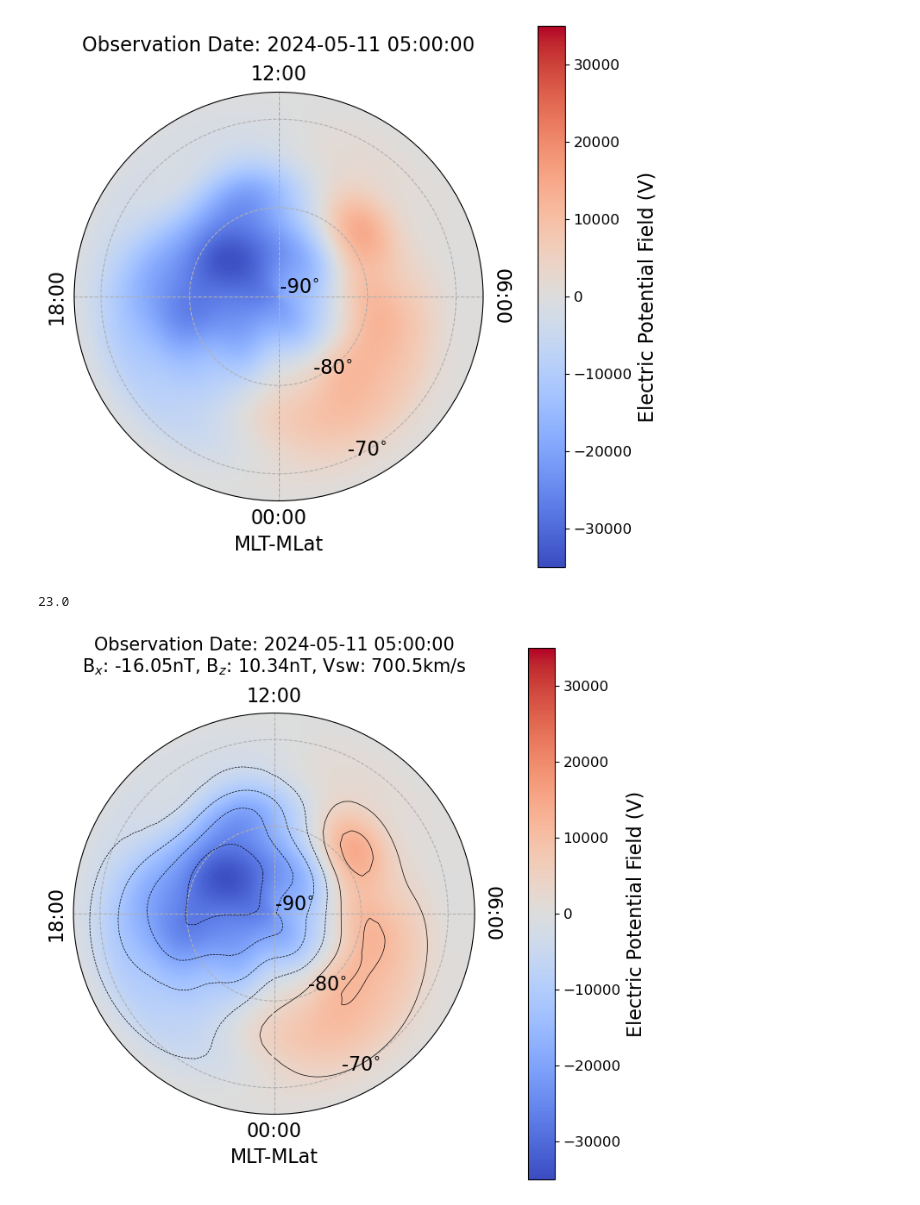
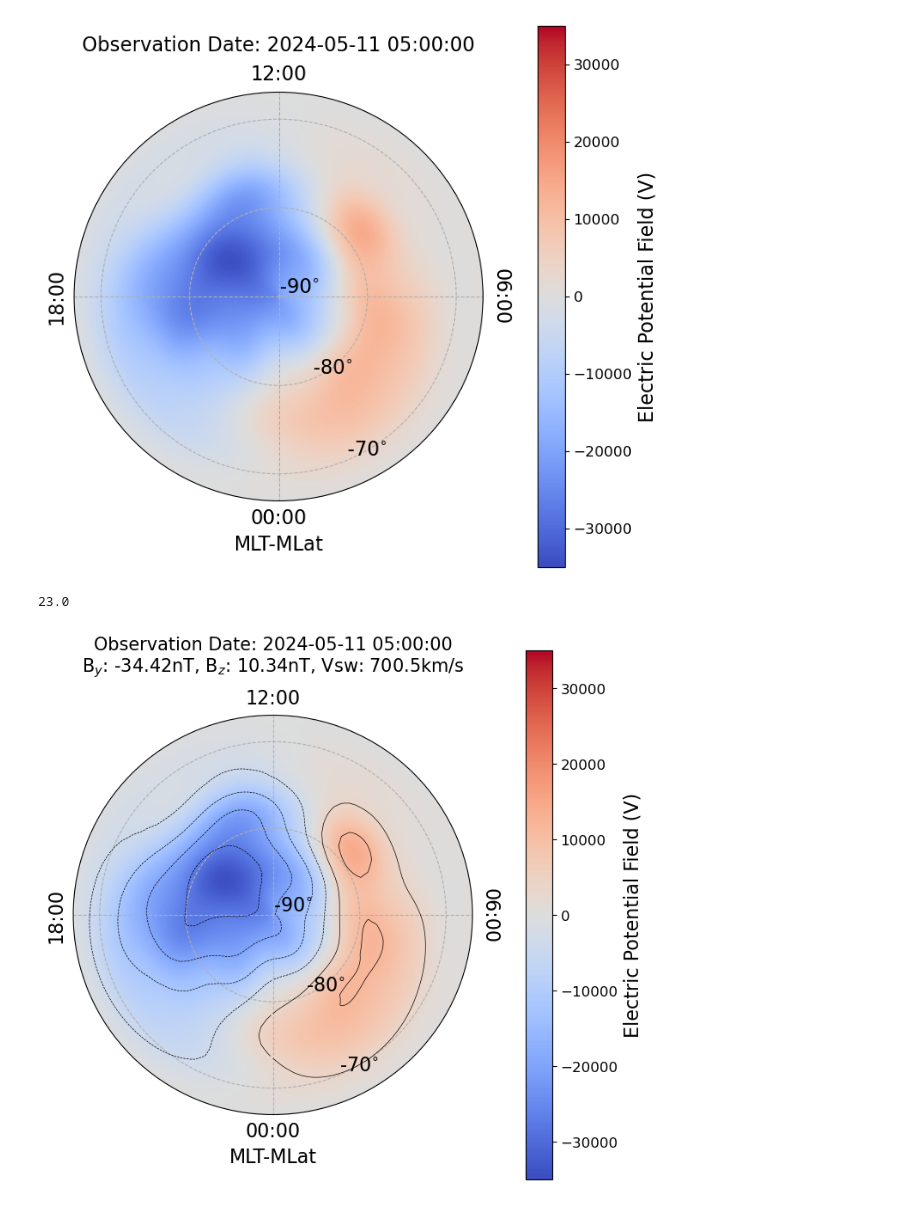
Before and after one commit to fpramunno/ionosphere_diffusion, a Jupyter notebook: notebook/SD_data_visualization.ipynb, the cells around one changed output. Cells and saved outputs as stored; diff of their text form; code cells hidden in the pictures.

Commit message:
Add files via upload
updated image file for notebook

```diff
--- a/notebook/SD_data_visualization.ipynb
+++ b/notebook/SD_data_visualization.ipynb
@@ -149,32 +149,32 @@ ax.grid(True, linestyle='--')
 
 # Update title to include the date of observation and unused conditions
 observation_date = "2024-05-11 05:00:00"  # Extracted from the filename
-ax.set_title(f"Observation Date: {observation_date}\nB$_x$: {bx}nT, B$_z$: {bz}nT, Vsw: {np.abs(vsw)}km/s",
+ax.set_title(f"Observation Date: {observation_date}\nB$_y$: {by}nT, B$_z$: {bz}nT, Vsw: {np.abs(vsw)}km/s",
              va='bottom', fontsize=15, pad=30)
 
 text_radius = 25
 axis_raidus = 28
 
 plt.yticks([0,10,20], ['-90$^{\circ}$', '-80$^{\circ}$', '-70$^{\circ}$'], fontsize = 16)
 plt.xticks(np.radians([0, 90, 180, 270]), ['', '', '', ''], fontsize = 16)
 plt.text(np.radians(0), text_radius, '00:00', ha = 'center', va = 'center', fontsize = 16)
 plt.text(np.radians(90), text_radius, '06:00', ha = 'center', va = 'center', rotation = 270, fontsize = 16)
 plt.text(np.radians(180),text_radius, '12:00', ha = 'center', va = 'center', fontsize = 16)
 plt.text(np.radians(270), text_radius, '18:00', ha = 'center', va = 'center', rotation = 90, fontsize = 16)
 plt.text(np.radians(0), axis_raidus , 'MLT-MLat', ha = 'center', va = 'center', fontsize = 16)
 
 ax.set_theta_zero_location("S")  # 0° at the bottom
 ax.set_theta_direction(1)       # Clockwise
 
 # Adjust colorbar
 cbar = plt.colorbar(c, ax=ax, pad=0.1, label="Value")
 cbar.ax.tick_params(labelsize=12)
 cbar.set_label("Electric Potential Field (V)", fontsize=16)
 
 #save the fig as a pdf
 fig.savefig("polar_plot_with_contours.pdf", format='pdf', dpi=300, bbox_inches='tight')
 
 plt.show()
 # %% [output]
 23.0
-[figure, old version]
+[figure, new version]
```
Also changed, not shown: parts of 2 cells of this notebook.
